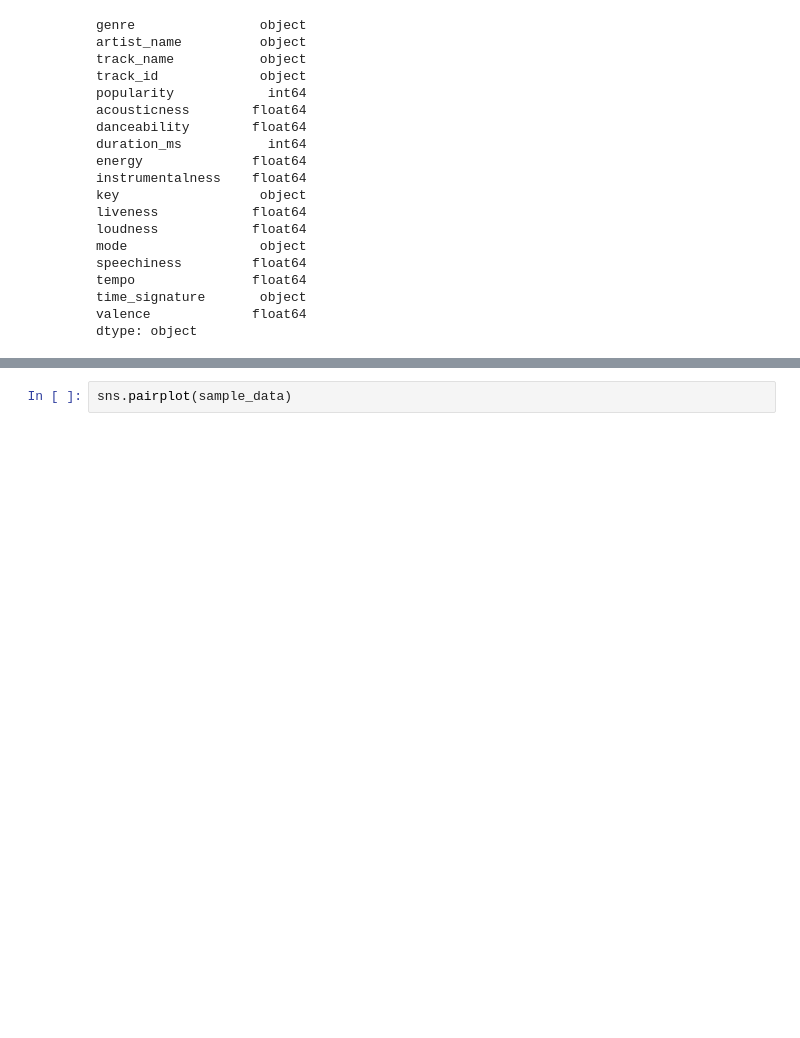
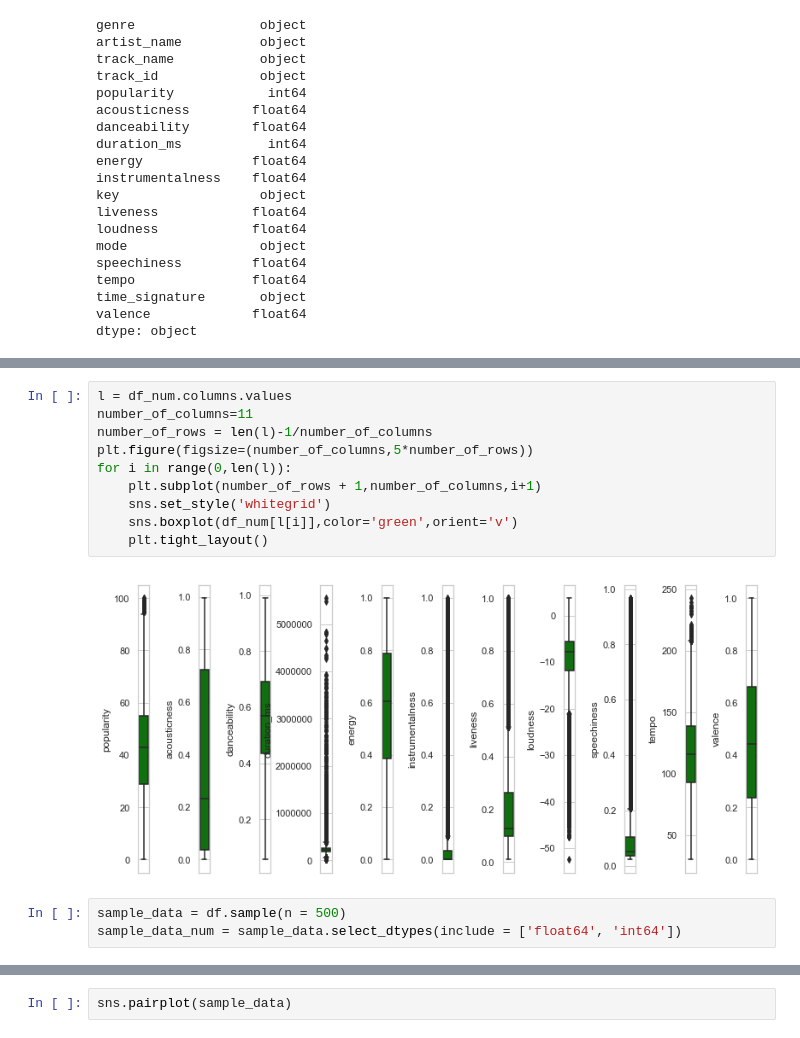
Before and after one commit to negar-sh/spotify, a Jupyter notebook: Spotify.ipynb, the cells around one changed output, grey strips where cells are left out. Drawn from its saved outputs; the diff is of its cells as text; blank space fills up the shorter version.

```diff
--- a/Spotify.ipynb
+++ b/Spotify.ipynb
@@ -131,0 +157,15 @@ array([[<matplotlib.axes._subplots.AxesSubplot object at 0x...>,
+# %%
+l = df_num.columns.values
+number_of_columns=11
+number_of_rows = len(l)-1/number_of_columns
+plt.figure(figsize=(number_of_columns,5*number_of_rows))
+for i in range(0,len(l)):
+    plt.subplot(number_of_rows + 1,number_of_columns,i+1)
+    sns.set_style('whitegrid')
+    sns.boxplot(df_num[l[i]],color='green',orient='v')
+    plt.tight_layout()
+# %% [output]
+[figure, added]
+# %%
+sample_data = df.sample(n = 500)
+sample_data_num = sample_data.select_dtypes(include = ['float64', 'int64'])
```
Also changed, not shown: parts of 35 cells of this notebook.
